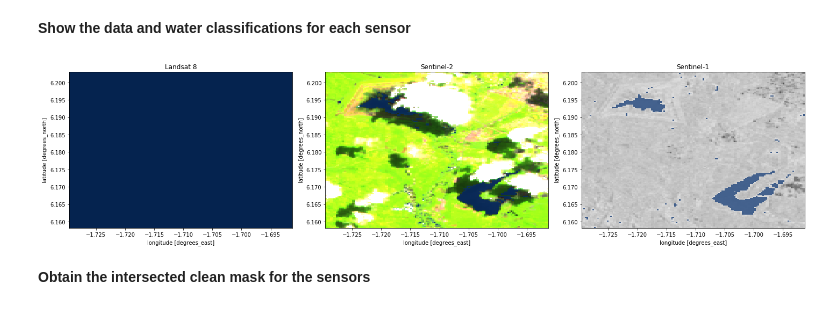
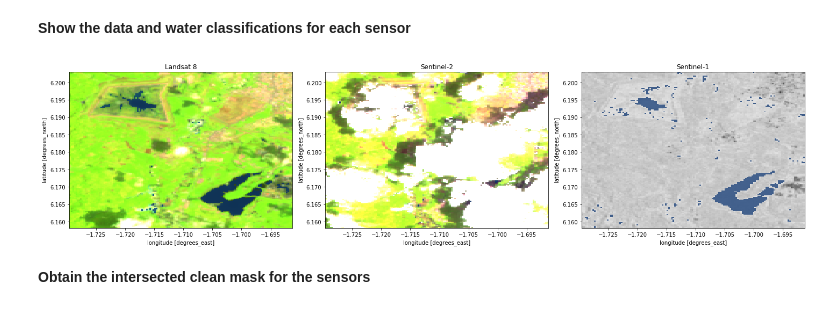
Before and after one commit to dlubawy-ama/deafrica-sandbox-notebooks, a Jupyter notebook: Water_Interoperability/water_interoperability_similarity_v1.ipynb, the cells around one changed output. Cells and saved outputs as stored; diff of their text form; code cells hidden in the pictures.

```diff
--- a/Water_Interoperability/water_interoperability_similarity_v1.ipynb
+++ b/Water_Interoperability/water_interoperability_similarity_v1.ipynb
@@ -516,26 +516,26 @@ s2_clean_mask = s2_clean_mask.compute()
 # %% [markdown]
 **Show the data and water classifications for each sensor**
 # %%
-acquisition_time_index = 4
+acquisition_time_index = 0
 
 fig, ax = plt.subplots(1,3, figsize=(20, 5))
 ls8_data.isel(time=acquisition_time_index)[['swir1','nir','red']].to_array().plot.imshow(ax=ax[0], vmin=0, vmax=3000)
 ls8_water.isel(time=acquisition_time_index).where(ls8_water.isel(time=acquisition_time_index) == 1, np.nan)\
     .plot.imshow(ax=ax[0], cmap=plt.cm.Blues, alpha=0.75, vmin=0, vmax=1, add_colorbar=False)
 ax[0].set_title('Landsat 8')
 
 s2_data.isel(time=acquisition_time_index)[['swir_1','nir_1','red']].to_array().plot.imshow(ax=ax[1], vmin=0, vmax=3000)
 s2_water.isel(time=acquisition_time_index).where(s2_water.isel(time=acquisition_time_index) == 1, np.nan)\
     .plot.imshow(ax=ax[1], cmap=plt.cm.Blues, alpha=0.75, vmin=0, vmax=1, add_colorbar=False)
 ax[1].set_title('Sentinel-2')
 
 s1_data.isel(time=acquisition_time_index).vv.plot.imshow(ax=ax[2], cmap=plt.cm.Greys, add_colorbar=False)
 s1_water.isel(time=acquisition_time_index).where(s1_water.isel(time=acquisition_time_index) == 1, np.nan)\
     .plot.imshow(ax=ax[2], cmap=plt.cm.Blues, alpha=0.75, vmin=0, vmax=1, add_colorbar=False)
 ax[2].set_title('Sentinel-1')
 plt.tight_layout()
 # %% [output]
-[figure, old version]
+[figure, new version]
 # %% [markdown]
 **Obtain the intersected clean mask for the sensors**
 # %%
```
Also changed, not shown: parts of 2 cells of this notebook.
